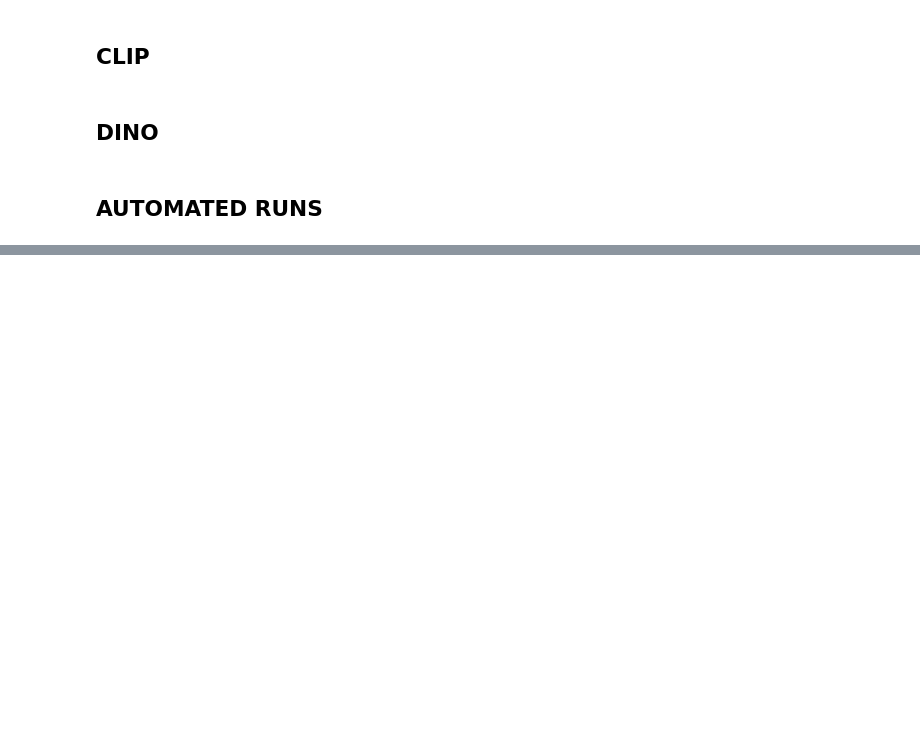
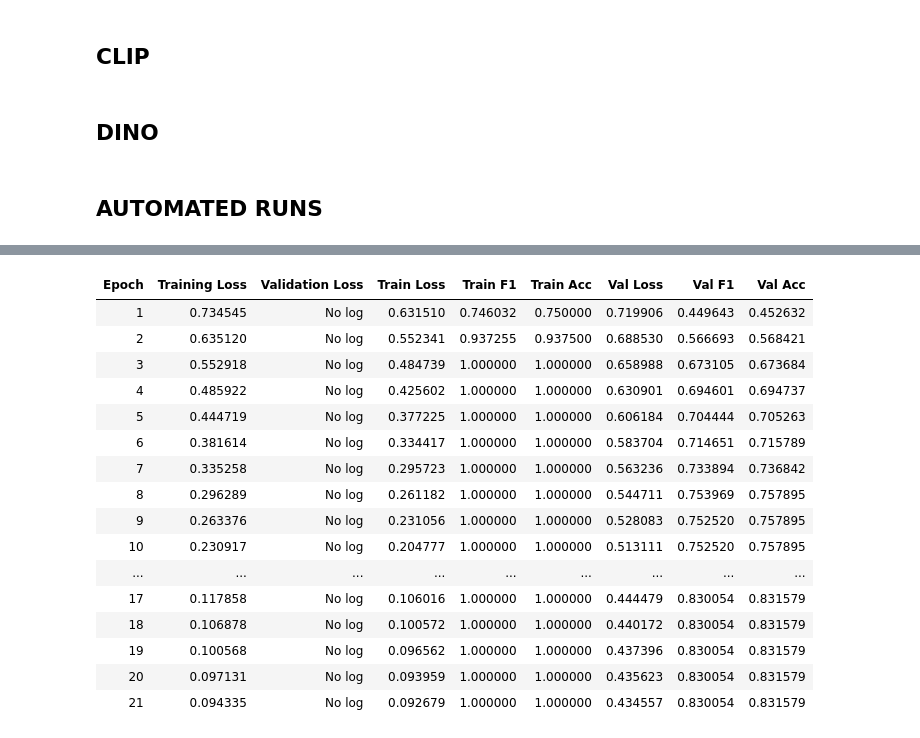
Before and after one commit to osannadeng/icl_hlbdetection, a Jupyter notebook: notebooks/baseline.ipynb, the cells around one changed output, grey strips where cells are left out. Cells and saved outputs as stored; diff of their text form; code cells hidden in the pictures; blank space fills up the shorter version.

```diff
--- a/notebooks/baseline.ipynb
+++ b/notebooks/baseline.ipynb
@@ -353,7 +353,7 @@ from transformers import CLIPProcessor, CLIPModel
 # split
 train_images = []
 train_labels = []
-train_data_path = os.path.join("..", "data", "combined_split", "train")
+train_data_path = os.path.join("..", "data", "combined_split", "train", "")
 for root, dirs, files in os.walk(train_data_path):
     if len(dirs) != 0:
         labels = dirs
@@ -365,7 +365,7 @@ for root, dirs, files in os.walk(train_data_path):
 
 val_images = []
 val_labels = []
-val_data_path = os.path.join("..", "data", "combined_split", "val")
+val_data_path = os.path.join("..", "data", "combined_split", "val", "")
 for root, dirs, files in os.walk(val_data_path):
     if len(dirs) != 0:
         labels = dirs
@@ -377,7 +377,7 @@ for root, dirs, files in os.walk(val_data_path):
 
 test_images = []
 test_labels = []
-test_data_path = os.path.join("..", "data", "combined_split", "test")
+test_data_path = os.path.join("..", "data", "combined_split", "test", "")
 for root, dirs, files in os.walk(test_data_path):
     if len(dirs) != 0:
         labels = dirs
@@ -401,6 +401,7 @@ class clipdataset():
     def __init__(self, image_paths, labels):
         self.image_paths = image_paths
         self.labels = labels
+        self.targets = labels
 
     def __len__(self):
         return len(self.image_paths)
@@ -577,7 +578,7 @@ def clip_train(model, train_loader, val_loader, criterion, optimizer, num_epochs
         all_targets_v = torch.cat(all_targets_v).numpy()
         f1_v = f1_score(all_targets_v, all_preds_v, average='macro')
 
-        # print(f"Epoch {epoch + 1}/{num_epochs}, Training Loss: {avg_loss:.4f}, Training Accuracy: {avg_acc:.4f}, Training F1 Score: {f1:.4f}, Validation Loss: {avg_loss_v:.4f}, Validation Accuracy: {avg_acc_v:.4f}, Validation F1 Score: {f1_v:.4f}")
+        print(f"Epoch {epoch + 1}/{num_epochs}, Training Loss: {avg_loss:.4f}, Training Accuracy: {avg_acc:.4f}, Training F1 Score: {f1:.4f}, Validation Loss: {avg_loss_v:.4f}, Validation Accuracy: {avg_acc_v:.4f}, Validation F1 Score: {f1_v:.4f}")
         # run.log({"train loss": avg_loss,"train acc": avg_acc, "train f1 score": f1, "val loss": avg_loss_v, "val acc": avg_acc_v, "val f1 score": f1_v})
 
 def clip_evaluate(model, test_loader, criterion, device):
@@ -688,6 +689,7 @@ class dinodataset():
     def __init__(self, root, processor):
         self.ds = datasets.ImageFolder(root)
         self.processor = processor
+        self.targets = self.ds.targets
 
     def __len__(self):
         return len(self.ds)
@@ -758,11 +760,11 @@ class EpochMetricsCallback(TrainerCallback):
     def on_evaluate(self, args, state, control, metrics, **kwargs):
         self.metrics.update(metrics)
 
-        # if "eval_train_f1" in self.metrics and "eval_val_f1" in self.metrics:
-        #     epoch = int(state.epoch)
-        #     print(f"Epoch {epoch}/{num_epochs}, Training Loss: {self.metrics.get('eval_train_loss', 0):.4f}, Training Accuracy: {self.metrics.get('eval_train_acc', 0):.4f}, Training F1 Score: {self.metrics.get('eval_train_f1', 0):.4f}, Validation Loss: {self.metrics.get('eval_val_loss', 0):.4f}, Validation Accuracy: {self.metrics.get('eval_val_acc', 0):.4f}, Validation F1 Score: {self.metrics.get('eval_val_f1', 0):.4f}")
-        #     # run.log({"train loss": self.metrics.get('eval_train_loss', 0),"train acc": self.metrics.get('eval_train_acc', 0), "train f1 score": self.metrics.get('eval_train_f1', 0), "val loss": self.metrics.get('eval_val_loss', 0), "val acc": self.metrics.get('eval_val_acc', 0), "val f1 score": self.metrics.get('eval_val_f1', 0)})
-        #     self.metrics = {}
+        if "eval_train_f1" in self.metrics and "eval_val_f1" in self.metrics:
+            epoch = int(state.epoch)
+            # print(f"Epoch {epoch}/{num_epochs}, Training Loss: {self.metrics.get('eval_train_loss', 0):.4f}, Training Accuracy: {self.metrics.get('eval_train_acc', 0):.4f}, Training F1 Score: {self.metrics.get('eval_train_f1', 0):.4f}, Validation Loss: {self.metrics.get('eval_val_loss', 0):.4f}, Validation Accuracy: {self.metrics.get('eval_val_acc', 0):.4f}, Validation F1 Score: {self.metrics.get('eval_val_f1', 0):.4f}")
+            # run.log({"train loss": self.metrics.get('eval_train_loss', 0),"train acc": self.metrics.get('eval_train_acc', 0), "train f1 score": self.metrics.get('eval_train_f1', 0), "val loss": self.metrics.get('eval_val_loss', 0), "val acc": self.metrics.get('eval_val_acc', 0), "val f1 score": self.metrics.get('eval_val_f1', 0)})
+            self.metrics = {}
 
 # dinov2_trainer = Trainer(
 #     model=dinov2,
@@ -946,6 +948,9 @@ def dino_evaluate(trainer, dataset):
 import random as rand
 import pandas as pd
 import gc
+from collections import defaultdict
+from torch.utils.data import Subset
+import wandb
 
 # models
 clip_model_name = "openai/clip-vit-base-patch32"
@@ -953,11 +958,11 @@ dinov2_model_name = "facebook/dinov2-base"
 dinov3_model_name = "facebook/dinov3-vitb16-pretrain-lvd1689m"
 
 # epoch values per percentage
-resnet_epochs = [24, 33, 10, 16, 18, 19, 8, 15]
-vgg19_epochs = [15, 17, 25, 17, 18, 15, 23, 14]
-clip_epochs = [4, 4, 6, 5, 4, 3, 3, 3]
-dinov2_epochs = [13, 11, 11, 9, 8, 5, 5, 5]
-dinov3_epochs = [27, 18, 15, 11, 11, 11, 11, 10]
+resnet_epochs = [28, 12, 15, 24, 33, 10, 16, 18, 19, 8, 15]
+vgg19_epochs = [4, 11, 14, 15, 17, 25, 17, 18, 15, 23, 14]
+clip_epochs = [13, 11, 13, 13, 15, 15, 15, 15, 19, 13, 11]
+dinov2_epochs = [11, 15, 11, 9, 9, 12, 9, 9, 6, 6, 7]
+dinov3_epochs = [21, 21, 17, 16, 15, 12, 11, 11, 12, 12, 9]
 
 transform = transforms.Compose([
     transforms.Resize(256),
@@ -971,6 +976,21 @@ test_dataset = ImageFolder('../data/combined_split/test', transform=transform)
 train_dataset = ImageFolder('../data/combined_split/train', transform=transform)
 num_classes = len(train_dataset.classes)
 
+# sampling
+def subset(dataset, frac, seed):
+    strata = defaultdict(list)
+    for idx, label in enumerate(dataset.targets):
+        strata[label].append(idx)
+
+    subset_i = []
+    for label, idxs in sorted(strata.items()):
+        n = max(1, int(len(idxs) * frac))
+        perm = torch.randperm(len(idxs), generator=torch.Generator().manual_seed(seed))
+        sample = [idxs[i] for i in perm[:n]]
+        subset_i.extend(sample)
+
+    return Subset(dataset, subset_i)
+
 # memory clear
 def clear_memory():
     gc.collect()
@@ -981,14 +1001,17 @@ def clear_memory():
 
 # for each percentage
 rng = rand.Random()
+seeds = []
 results = []
-fracs = [0.3, 0.4, 0.5]
+fracs = [0.05, 0.1, 0.2, 0.3, 0.4, 0.5, 0.6, 0.7, 0.8, 0.9, 1]
 for n in range(len(fracs)):
     frac = fracs[n]
 
     print("========================================")
     print(f"Current: {frac * 100}%")
     print("========================================")
+
+    curr_seeds = []
 
     resnet_res = []
     vgg19_res = []
@@ -1001,16 +1024,18 @@ for n in range(len(fracs)):
     test_loader = DataLoader(test_dataset, batch_size=32, shuffle=False)
 
     # 10 runs each
-    for i in range(3):
+    for i in range(10):
         # same random seed across models
         seed = rng.randint(0, 2**32 - 1)
-        generator = torch.Generator().manual_seed(seed)
+
+        # save for icl
+        curr_seeds.append(seed)
 
         # ---- SET UP FOR RESNET AND VGG19 ----
         # Get subset of training data
         num_samples = int(len(train_dataset) * frac)
-        train_subset, _ = random_split(train_dataset, [num_samples, len(train_dataset) - num_samples], generator)
-        train_loader = DataLoader(train_subset, batch_size=32, shuffle=True)    # load subset
+        # train_subset, _ = random_split(train_dataset, [num_samples, len(train_dataset) - num_samples], generator)
+        train_loader = DataLoader(subset(train_dataset, frac, seed), batch_size=32, shuffle=True)    # load subset
 
         num_classes = len(train_dataset.classes)
 
@@ -1054,7 +1079,7 @@ for n in range(len(fracs)):
         clip_model = clip_model.to(device)
         clip_model.float()
 
-        clip_train_dataloader = DataLoader(clipdataset(train_images, train_labels).getsubset(frac, generator), batch_size=32, shuffle=True, collate_fn=collate_fn)
+        clip_train_dataloader = DataLoader(subset(clipdataset(train_images, train_labels), frac, seed), batch_size=32, shuffle=True, collate_fn=collate_fn)
         clip_val_dataloader = DataLoader(clipdataset(val_images, val_labels), batch_size=64, shuffle=False, collate_fn=collate_fn)
         clip_test_dataloader = DataLoader(clipdataset(test_images, test_labels), batch_size=64, shuffle=False, collate_fn=collate_fn)
 
@@ -1077,9 +1102,11 @@ for n in range(len(fracs)):
             class_text_embeds = F.normalize(text_feats, dim=-1)
 
         num_epochs = clip_epochs[n]
+
         clip_train(clip_model, clip_train_dataloader, clip_val_dataloader, clip_criterion, optimizer, num_epochs, device)
         clip_res.append(clip_evaluate(clip_model, clip_test_dataloader, clip_criterion, device))
 
+        # clean up
         del clip_model, clip_processor, optimizer
         del clip_train_dataloader, clip_val_dataloader, clip_test_dataloader
         del text_inputs, text_feats, class_text_embeds
@@ -1090,12 +1117,13 @@ for n in range(len(fracs)):
         dinov2_backbone = AutoModel.from_pretrained(dinov2_model_name).to(device)
         dinov2 = DINOClassifier(dinov2_backbone, num_classes)
 
-        train_ds = dinodataset(train_data_path, dinov2_processor).getsubset(frac, generator)
+        train_ds = subset(dinodataset(train_data_path, dinov2_processor), frac, seed)
         val_ds = dinodataset(val_data_path, dinov2_processor)
         test_ds = dinodataset(test_data_path, dinov2_processor)
 
         lr = 1e-5
         num_epochs = dinov2_epochs[n]
+
         training_args = TrainingArguments(
             output_dir="./results",
             eval_strategy="epoch",
@@ -1120,6 +1148,7 @@ for n in range(len(fracs)):
         dinov2_trainer.train()
         dinov2_res.append(dino_evaluate(dinov2_trainer, test_ds))
 
+        # clean up
         del dinov2_processor, dinov2_backbone, dinov2, dinov2_trainer
         del train_ds, val_ds, test_ds
         clear_memory()
@@ -1129,7 +1158,7 @@ for n in range(len(fracs)):
         dinov3_backbone = AutoModel.from_pretrained(dinov3_model_name).to(device)
         dinov3 = DINOClassifier(dinov3_backbone, num_classes)
 
-        train_ds = dinodataset(train_data_path, dinov3_processor).getsubset(frac, generator)
+        train_ds = subset(dinodataset(train_data_path, dinov3_processor), frac, seed)
         val_ds = dinodataset(val_data_path, dinov3_processor)
         test_ds = dinodataset(test_data_path, dinov3_processor)
 
@@ -1159,9 +1188,13 @@ for n in range(len(fracs)):
         dinov3_trainer.train()
         dinov3_res.append(dino_evaluate(dinov3_trainer, test_ds))
 
+        # clean up
         del dinov3_processor, dinov3_backbone, dinov3, dinov3_trainer
         del train_ds, val_ds, test_ds
         clear_memory()
+    # save seeds
+    seeds.append({"Percentage": f"{frac * 100}%", "Seed": curr_seeds})
+
     # combine runs
     results.append({"Run": f"ResNet {frac * 100}%", "F1 Score": resnet_res})
     results.append({"Run": f"VGG19 {frac * 100}%", "F1 Score": vgg19_res})
@@ -1169,6 +1202,11 @@ for n in range(len(fracs)):
     results.append({"Run": f"DINOv2 {frac * 100}%", "F1 Score": dinov2_res})
     results.append({"Run": f"DINOv3 {frac * 100}%", "F1 Score": dinov3_res})
 
+df_seeds = pd.DataFrame(seeds)
+df_seeds['Seed'] = df_seeds['Seed'].apply(lambda x: f"[{' '.join(map(str, x))}]")
+df_seeds.to_csv('runseeds.csv', index=False)
+
 df = pd.DataFrame(results)
 df['F1 Score'] = df['F1 Score'].apply(lambda x: f"[{' '.join(map(str, x))}]")  # convert list to space separated instead of comma separated
 df.to_csv('percentagetrials.csv', index=False)
+# %% [output]
@@ -1174,0 +1260,17 @@ df.to_csv('percentagetrials.csv', index=False)
+| Epoch | Training Loss | Validation Loss | Train Loss | Train F1 | Train Acc | Val Loss | Val F1 | Val Acc |
+| 1 | 0.734545 | No log | 0.631510 | 0.746032 | 0.750000 | 0.719906 | 0.449643 | 0.452632 |
+| 2 | 0.635120 | No log | 0.552341 | 0.937255 | 0.937500 | 0.688530 | 0.566693 | 0.568421 |
+| 3 | 0.552918 | No log | 0.484739 | 1.000000 | 1.000000 | 0.658988 | 0.673105 | 0.673684 |
+| 4 | 0.485922 | No log | 0.425602 | 1.000000 | 1.000000 | 0.630901 | 0.694601 | 0.694737 |
+| 5 | 0.444719 | No log | 0.377225 | 1.000000 | 1.000000 | 0.606184 | 0.704444 | 0.705263 |
+| 6 | 0.381614 | No log | 0.334417 | 1.000000 | 1.000000 | 0.583704 | 0.714651 | 0.715789 |
+| 7 | 0.335258 | No log | 0.295723 | 1.000000 | 1.000000 | 0.563236 | 0.733894 | 0.736842 |
+| 8 | 0.296289 | No log | 0.261182 | 1.000000 | 1.000000 | 0.544711 | 0.753969 | 0.757895 |
+| 9 | 0.263376 | No log | 0.231056 | 1.000000 | 1.000000 | 0.528083 | 0.752520 | 0.757895 |
+| 10 | 0.230917 | No log | 0.204777 | 1.000000 | 1.000000 | 0.513111 | 0.752520 | 0.757895 |
+| ... | ... | ... | ... | ... | ... | ... | ... | ... |
+| 17 | 0.117858 | No log | 0.106016 | 1.000000 | 1.000000 | 0.444479 | 0.830054 | 0.831579 |
+| 18 | 0.106878 | No log | 0.100572 | 1.000000 | 1.000000 | 0.440172 | 0.830054 | 0.831579 |
+| 19 | 0.100568 | No log | 0.096562 | 1.000000 | 1.000000 | 0.437396 | 0.830054 | 0.831579 |
+| 20 | 0.097131 | No log | 0.093959 | 1.000000 | 1.000000 | 0.435623 | 0.830054 | 0.831579 |
+| 21 | 0.094335 | No log | 0.092679 | 1.000000 | 1.000000 | 0.434557 | 0.830054 | 0.831579 |
```
Also changed, not shown: parts of 1 cell of this notebook, 4 other files.
